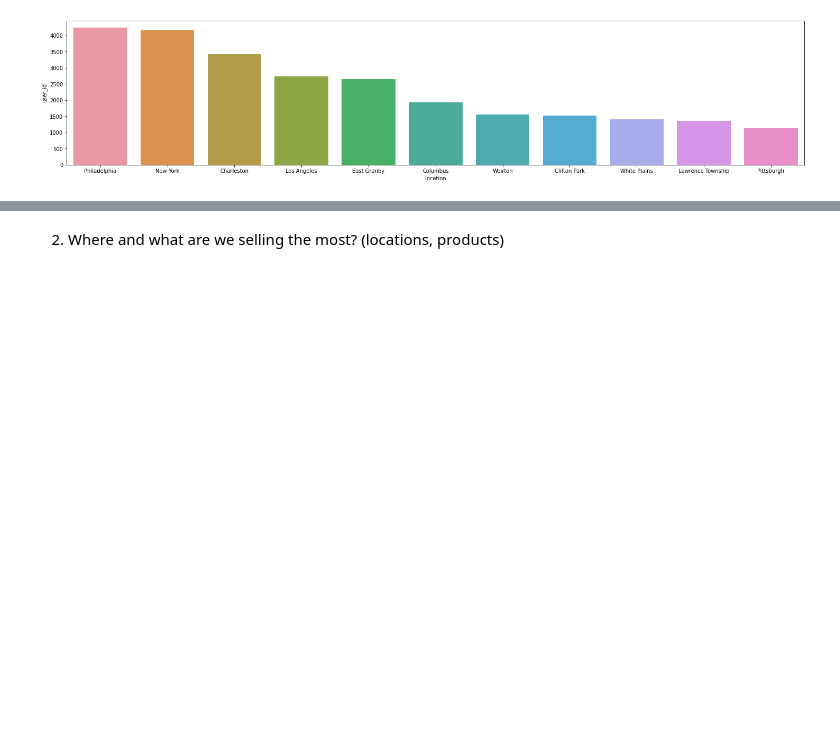
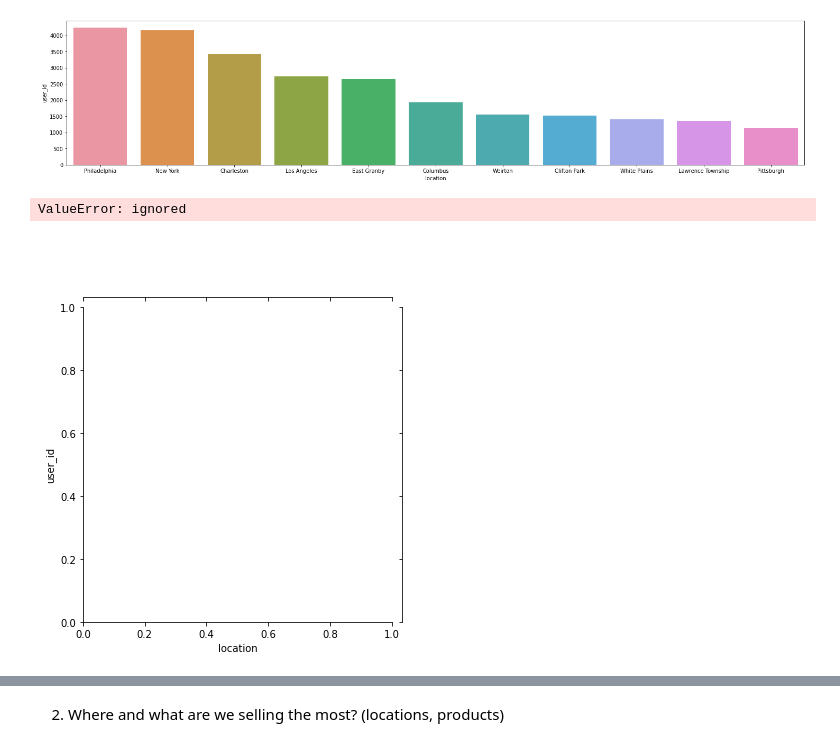
Before and after one commit to AsiMrz/onlineMagazin_dataVisualization, a Jupyter notebook: Copy_of_MyPreject.ipynb, the cells around one changed output, grey strips where cells are left out. Saved outputs shown, nothing was run; the diff lists cells and outputs as text; code cells hidden in the pictures; blank space fills up the shorter version.

```diff
--- a/Copy_of_MyPreject.ipynb
+++ b/Copy_of_MyPreject.ipynb
@@ -116,3 +134,9 @@ sns.barplot(x="location",y ="user_id",  data=location_aggregated.loc[0:10,:])
 # %% [output]
 <matplotlib.axes._subplots.AxesSubplot at 0x...>
 [figure]
+# %%
+sns.jointplot(x="location", y="user_id", data=location_aggregated, kind="kde");
+#? how to visualize kernal density
+# %% [output]
+ValueError: ignored
+[figure, added]
```
Also changed, not shown: parts of 28 cells of this notebook.
